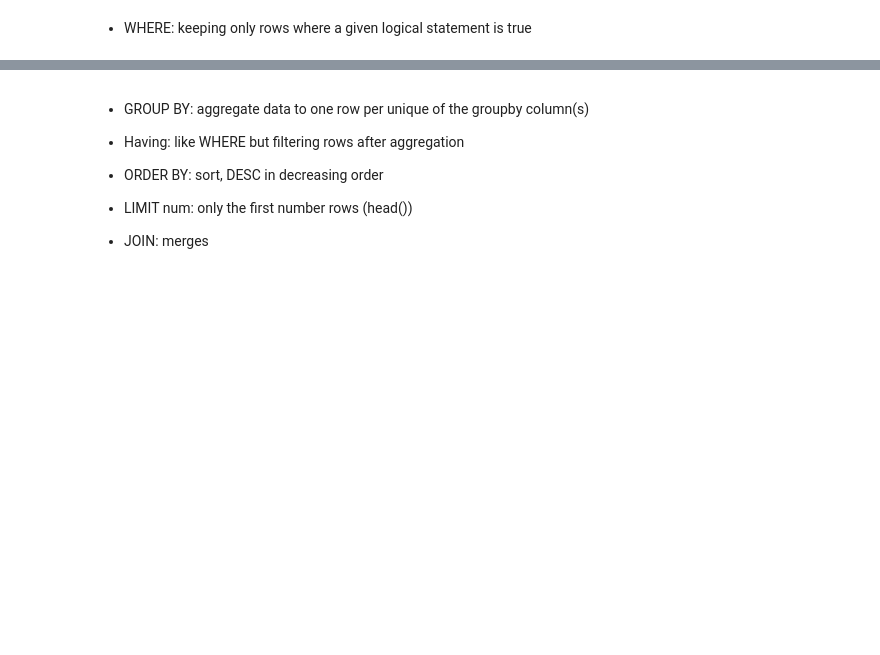
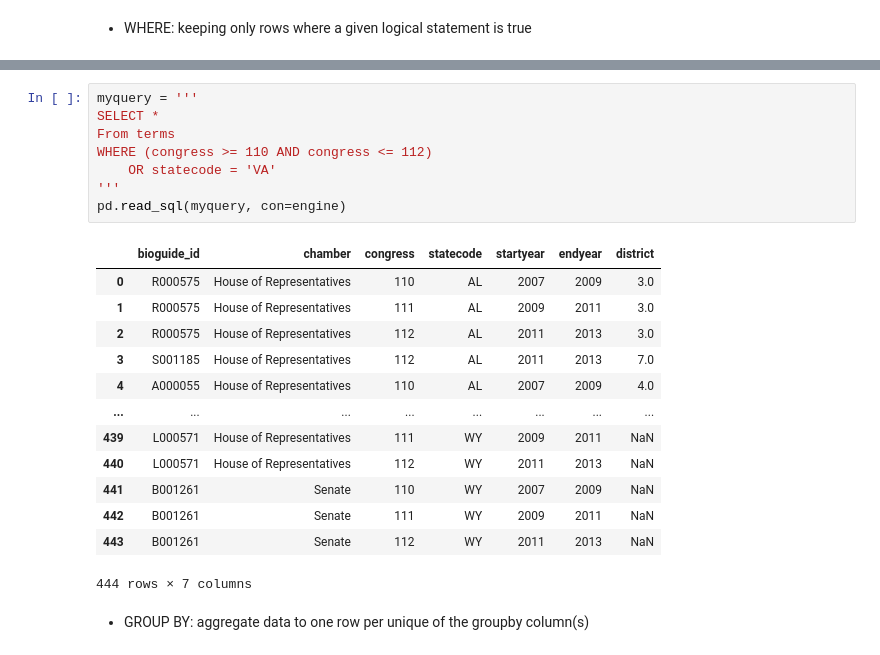
Before and after one commit to stephanie-morrall/contrans2025, a Jupyter notebook: notebooks/createDB.ipynb, the cells around one changed output, grey strips where cells are left out. Cells and saved outputs as stored; diff of their text form; blank space fills up the shorter version.

```diff
--- a/notebooks/createDB.ipynb
+++ b/notebooks/createDB.ipynb
@@ -152,10 +197,25 @@ pd.read_sql(myquery, con=engine)
+# %%
+myquery = '''
+SELECT *
+From terms
+WHERE (congress >= 110 AND congress <= 112)
+    OR statecode = 'VA'
+'''
+pd.read_sql(myquery, con=engine)
+# %% [output]
+|  | bioguide_id | chamber | congress | statecode | startyear | endyear | district |
+| 0 | R000575 | House of Representatives | 110 | AL | 2007 | 2009 | 3.0 |
+| 1 | R000575 | House of Representatives | 111 | AL | 2009 | 2011 | 3.0 |
+| 2 | R000575 | House of Representatives | 112 | AL | 2011 | 2013 | 3.0 |
+| 3 | S001185 | House of Representatives | 112 | AL | 2011 | 2013 | 7.0 |
+| 4 | A000055 | House of Representatives | 110 | AL | 2007 | 2009 | 4.0 |
+| ... | ... | ... | ... | ... | ... | ... | ... |
+| 439 | L000571 | House of Representatives | 111 | WY | 2009 | 2011 | NaN |
+| 440 | L000571 | House of Representatives | 112 | WY | 2011 | 2013 | NaN |
+| 441 | B001261 | Senate | 110 | WY | 2007 | 2009 | NaN |
+| 442 | B001261 | Senate | 111 | WY | 2009 | 2011 | NaN |
+| 443 | B001261 | Senate | 112 | WY | 2011 | 2013 | NaN |
+444 rows × 7 columns
 # %% [markdown]
 
 * GROUP BY: aggregate data to one row per unique of the groupby column(s)
-* Having: like WHERE but filtering rows after aggregation
-
-* ORDER BY: sort, DESC in decreasing order
-
-* LIMIT num: only the first number rows (head())
-
-* JOIN: merges
```
Also changed, not shown: parts of 18 cells of this notebook.
